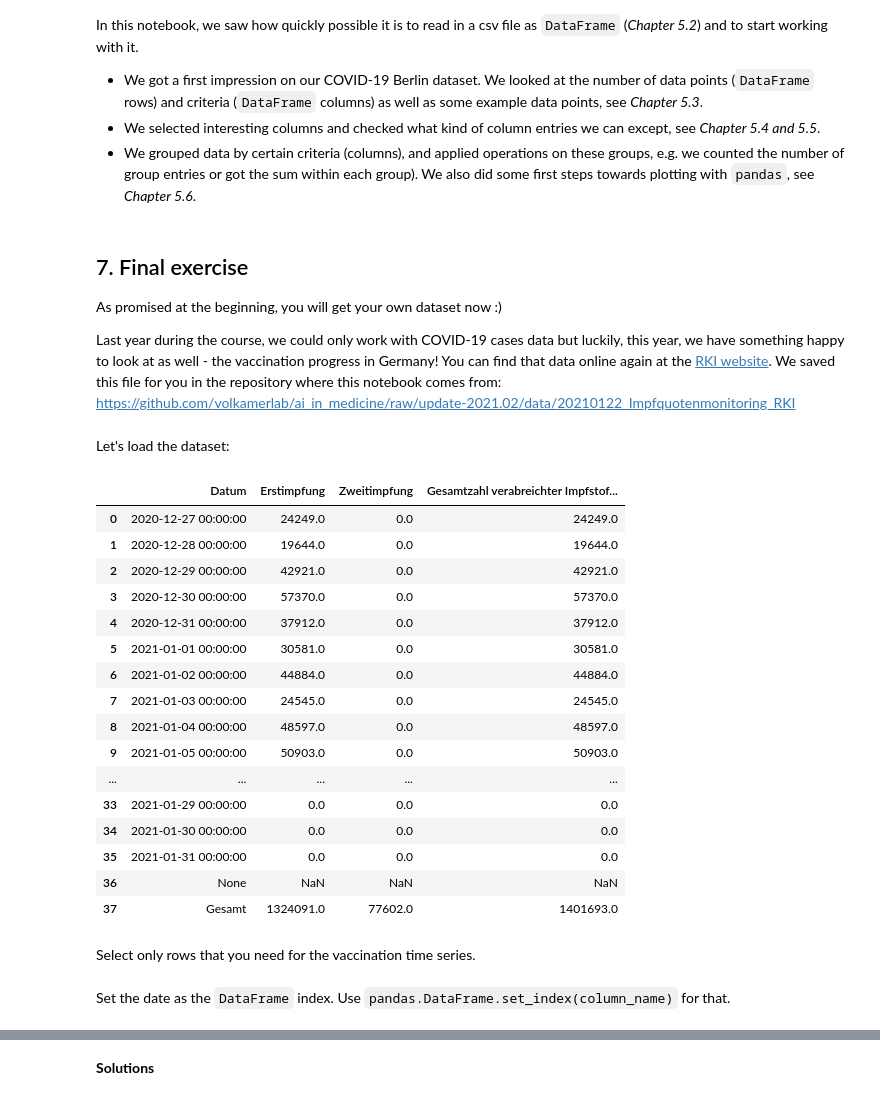
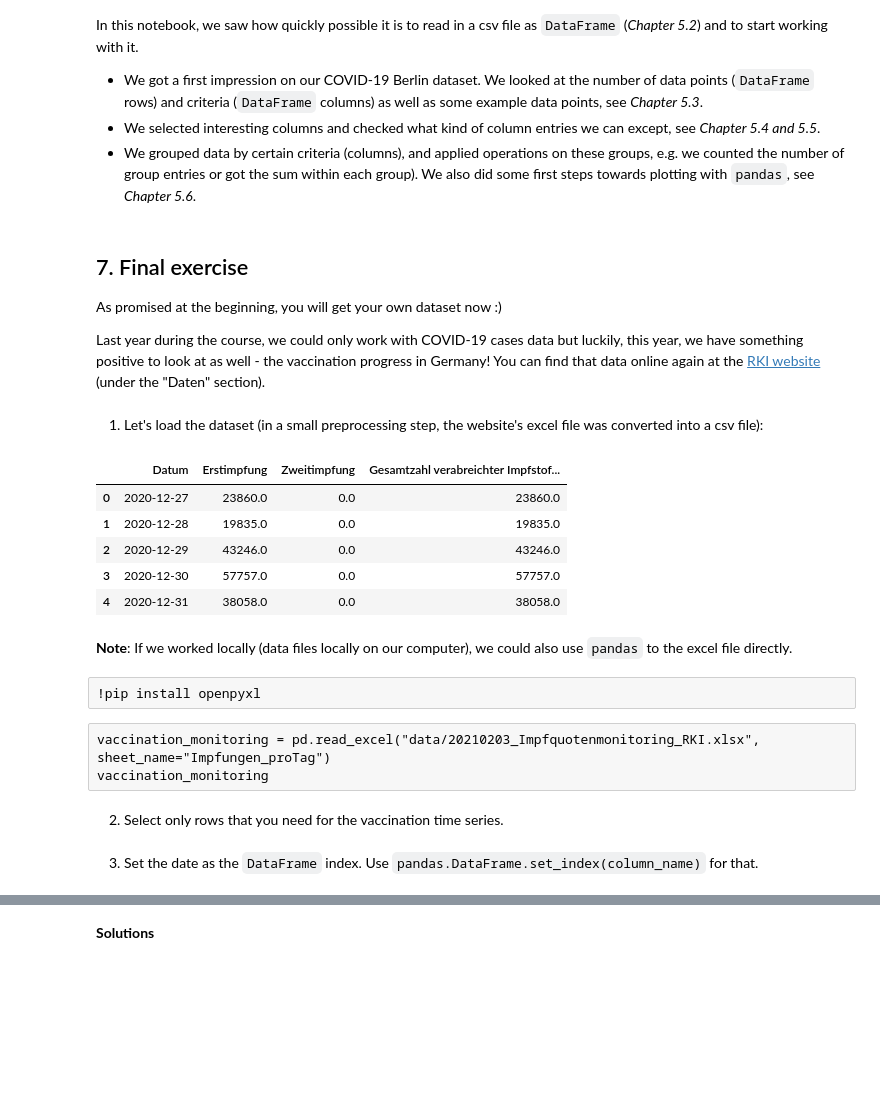
Before and after one commit to volkamerlab/ai_in_medicine, a Jupyter notebook: week1_session2_numpy_pandas.ipynb, the cells around one changed output, grey strips where cells are left out. Saved outputs shown, nothing was run; the diff lists cells and outputs as text; code cells hidden in the pictures; blank space fills up the shorter version.

```diff
--- a/week1_session2_numpy_pandas.ipynb
+++ b/week1_session2_numpy_pandas.ipynb
@@ -684,34 +665,31 @@ In this notebook, we saw how quickly possible it is to read in a csv file as `Da
 
 As promised at the beginning, you will get your own dataset now :)
 
-Last year during the course, we could only work with COVID-19 cases data but luckily, this year, we have something happy to look at as well - the vaccination progress in Germany! You can find that data online again at the [RKI website](https://www.rki.de/DE/Content/InfAZ/N/Neuartiges_Coronavirus/Daten/Impfquoten-Tab.html). We saved this file for you in the repository where this notebook comes from:
-https://github.com/volkamerlab/ai_in_medicine/raw/update-2021.02/data/20210122_Impfquotenmonitoring_RKI
+Last year during the course, we could only work with COVID-19 cases data but luckily, this year, we have something positive to look at as well - the vaccination progress in Germany! You can find that data online again at the [RKI website](https://www.rki.de/DE/Content/InfAZ/N/Neuartiges_Coronavirus/Daten/Impfquoten-Tab.html) (under the "Daten" section).
-# %% [markdown]
-Let's load the dataset:
+# %% [markdown]
+1. Let's load the dataset (in a small preprocessing step, the website's excel file was converted into a csv file):
 # %%
-vaccination_monitoring = pd.read_excel("https://github.com/volkamerlab/ai_in_medicine/raw/update-2021.02/data/20210122_Impfquotenmonitoring_RKI.xlsx", sheet_name="Impfungen_proTag")
-#vaccination_monitoring = pd.read_excel("data/20210122_Impfquotenmonitoring_RKI.xlsx", sheet_name="Impfungen_proTag")
-vaccination_monitoring
+vaccination_monitoring = pd.read_csv("https://github.com/volkamerlab/ai_in_medicine/raw/ds-update-2021.02/data/20210203_Impfquotenmonitoring_RKI.csv")
+
+# Cast "Datum" column to date type
+vaccination_monitoring["Datum"] = pd.to_datetime(vaccination_monitoring["Datum"])
+vaccination_monitoring.head()
 # %% [output]
 |  | Datum | Erstimpfung | Zweitimpfung | Gesamtzahl verabreichter Impfstof... |
-| 0 | 2020-12-27 00:00:00 | 24249.0 | 0.0 | 24249.0 |
-| 1 | 2020-12-28 00:00:00 | 19644.0 | 0.0 | 19644.0 |
-| 2 | 2020-12-29 00:00:00 | 42921.0 | 0.0 | 42921.0 |
-| 3 | 2020-12-30 00:00:00 | 57370.0 | 0.0 | 57370.0 |
-| 4 | 2020-12-31 00:00:00 | 37912.0 | 0.0 | 37912.0 |
-| 5 | 2021-01-01 00:00:00 | 30581.0 | 0.0 | 30581.0 |
-| 6 | 2021-01-02 00:00:00 | 44884.0 | 0.0 | 44884.0 |
-| 7 | 2021-01-03 00:00:00 | 24545.0 | 0.0 | 24545.0 |
-| 8 | 2021-01-04 00:00:00 | 48597.0 | 0.0 | 48597.0 |
-| 9 | 2021-01-05 00:00:00 | 50903.0 | 0.0 | 50903.0 |
-| ... | ... | ... | ... | ... |
-| 33 | 2021-01-29 00:00:00 | 0.0 | 0.0 | 0.0 |
-| 34 | 2021-01-30 00:00:00 | 0.0 | 0.0 | 0.0 |
-| 35 | 2021-01-31 00:00:00 | 0.0 | 0.0 | 0.0 |
-| 36 | None | NaN | NaN | NaN |
-| 37 | Gesamt | 1324091.0 | 77602.0 | 1401693.0 |
+| 0 | 2020-12-27 | 23860.0 | 0.0 | 23860.0 |
+| 1 | 2020-12-28 | 19835.0 | 0.0 | 19835.0 |
+| 2 | 2020-12-29 | 43246.0 | 0.0 | 43246.0 |
+| 3 | 2020-12-30 | 57757.0 | 0.0 | 57757.0 |
+| 4 | 2020-12-31 | 38058.0 | 0.0 | 38058.0 |
+# %% [markdown]
+__Note__: If we worked locally (data files locally on our computer), we could also use `pandas` to the excel file directly.
+# %% [raw]
+!pip install openpyxl
+# %% [raw]
+vaccination_monitoring = pd.read_excel("data/20210203_Impfquotenmonitoring_RKI.xlsx", sheet_name="Impfungen_proTag")
+vaccination_monitoring
 # %% [markdown]
-Select only rows that you need for the vaccination time series.
+2. Select only rows that you need for the vaccination time series.
 # %% [markdown]
-Set the date as the `DataFrame` index. Use `pandas.DataFrame.set_index(column_name)` for that.
+3. Set the date as the `DataFrame` index. Use `pandas.DataFrame.set_index(column_name)` for that.
 # %% [markdown]
```
Also changed, not shown: parts of 31 cells of this notebook.
